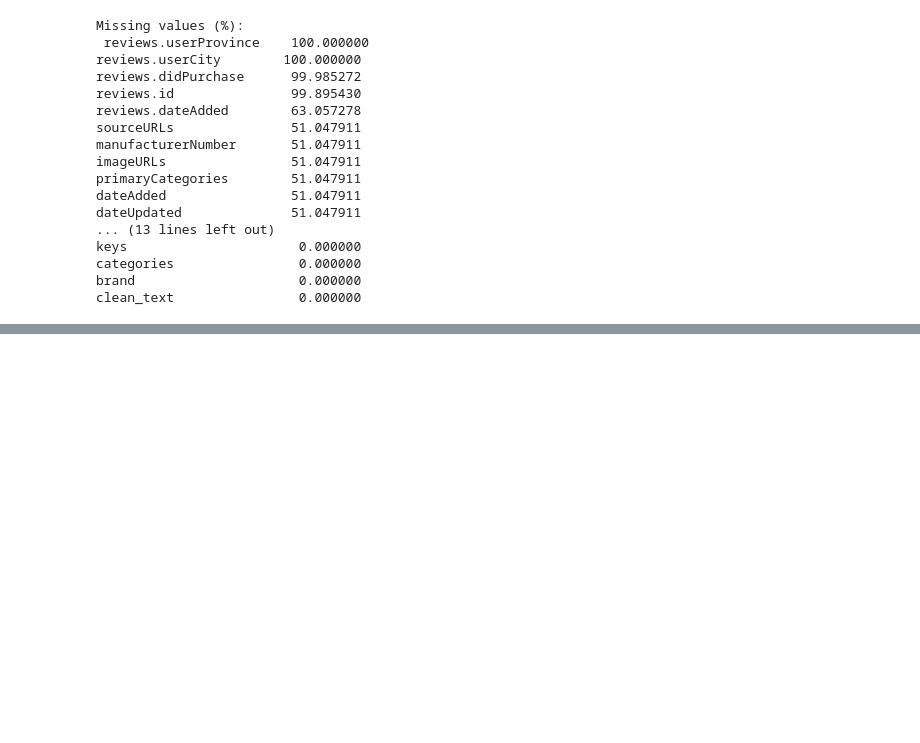
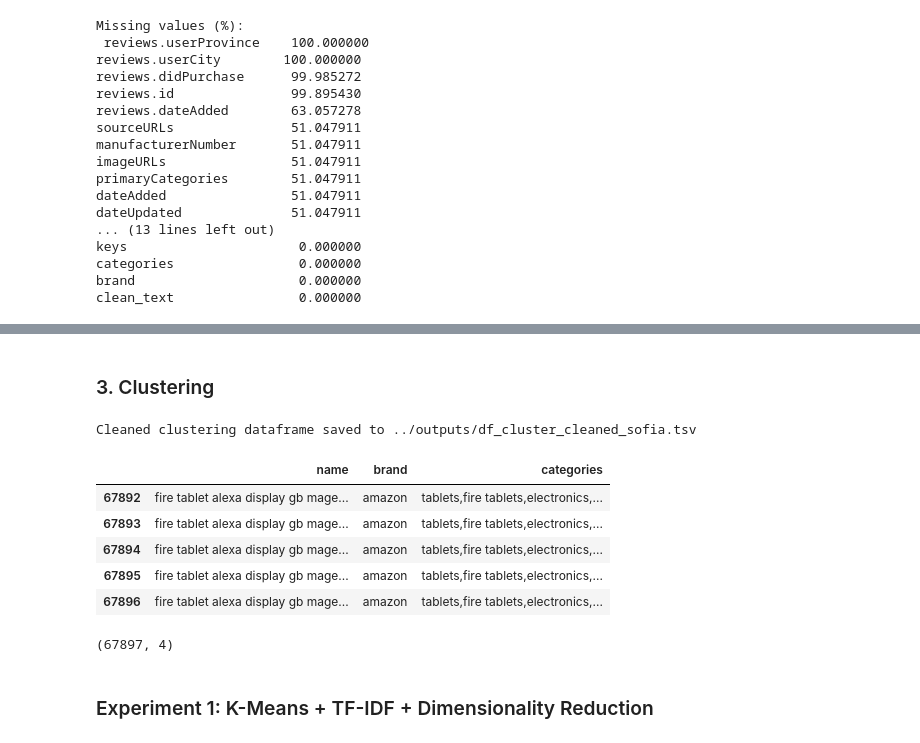
Before and after one commit to dudamelloa/automated-customer-reviews, a Jupyter notebook: notebooks/main_clustering_sofia.ipynb, the cells around one changed output, grey strips where cells are left out. Cells and saved outputs as stored; diff of their text form; code cells hidden in the pictures; blank space fills up the shorter version.

Commit message:
clustering experiments

```diff
--- a/notebooks/main_clustering_sofia.ipynb
+++ b/notebooks/main_clustering_sofia.ipynb
@@ -144,0 +209,51 @@ print(f"✅ DataFrame successfully exported to: {output_file}")
+# %% [markdown]
+### 3. Clustering
+# %%
+import re
+import csv # Needed for quoting | in order to not create an extra column in some readers because of the commas (,)
+
+# Ensure output folder exists
+output_folder = "../outputs"
+os.makedirs(output_folder, exist_ok=True)
+
+df_cluster = df_combined[['name', 'brand', 'categories']].copy()
+
+df_cluster.fillna('', inplace=True) # Fill NaN with empty strings so concatenation works smoothly
+
+# Light cleaning function for categorical fields
+def clean_category(text):
+    if pd.isna(text):
+        return ""
+    text = text.lower()
+    text = re.sub(r'\s+', ' ', text).strip()  # remove extra whitespace
+    return text
+
+# Apply cleaning
+df_cluster['name'] = df_cluster['name'].apply(clean_text)
+df_cluster['brand'] = df_cluster['brand'].apply(clean_category)
+df_cluster['categories'] = df_cluster['categories'].apply(clean_category)
+
+# Export cleaned dataframe for clustering
+# output_file = os.path.join(output_folder, "df_cluster_cleaned_sofia.csv")
+# df_cluster.to_csv(output_file, index=False, quoting=csv.QUOTE_ALL)
+output_file = os.path.join(output_folder, "df_cluster_cleaned_sofia.tsv")
+df_cluster.to_csv(output_file, index=False, sep='\t')  # Tab-separated
+
+print(f"Cleaned clustering dataframe saved to {output_file}")
+# %% [output]
+Cleaned clustering dataframe saved to ../outputs/df_cluster_cleaned_sofia.tsv
+# %%
+df_cluster.tail()
+# %% [output]
+|  | name | brand | categories |
+| 67892 | fire tablet alexa display gb mage... | amazon | tablets,fire tablets,electronics,... |
+| 67893 | fire tablet alexa display gb mage... | amazon | tablets,fire tablets,electronics,... |
+| 67894 | fire tablet alexa display gb mage... | amazon | tablets,fire tablets,electronics,... |
+| 67895 | fire tablet alexa display gb mage... | amazon | tablets,fire tablets,electronics,... |
+| 67896 | fire tablet alexa display gb mage... | amazon | tablets,fire tablets,electronics,... |
+# %%
+df_cluster.shape
+# %% [output]
+(67897, 4)
+# %% [markdown]
+### Experiment 1: K-Means + TF-IDF + Dimensionality Reduction
```
Also changed, not shown: parts of 19 cells of this notebook.
